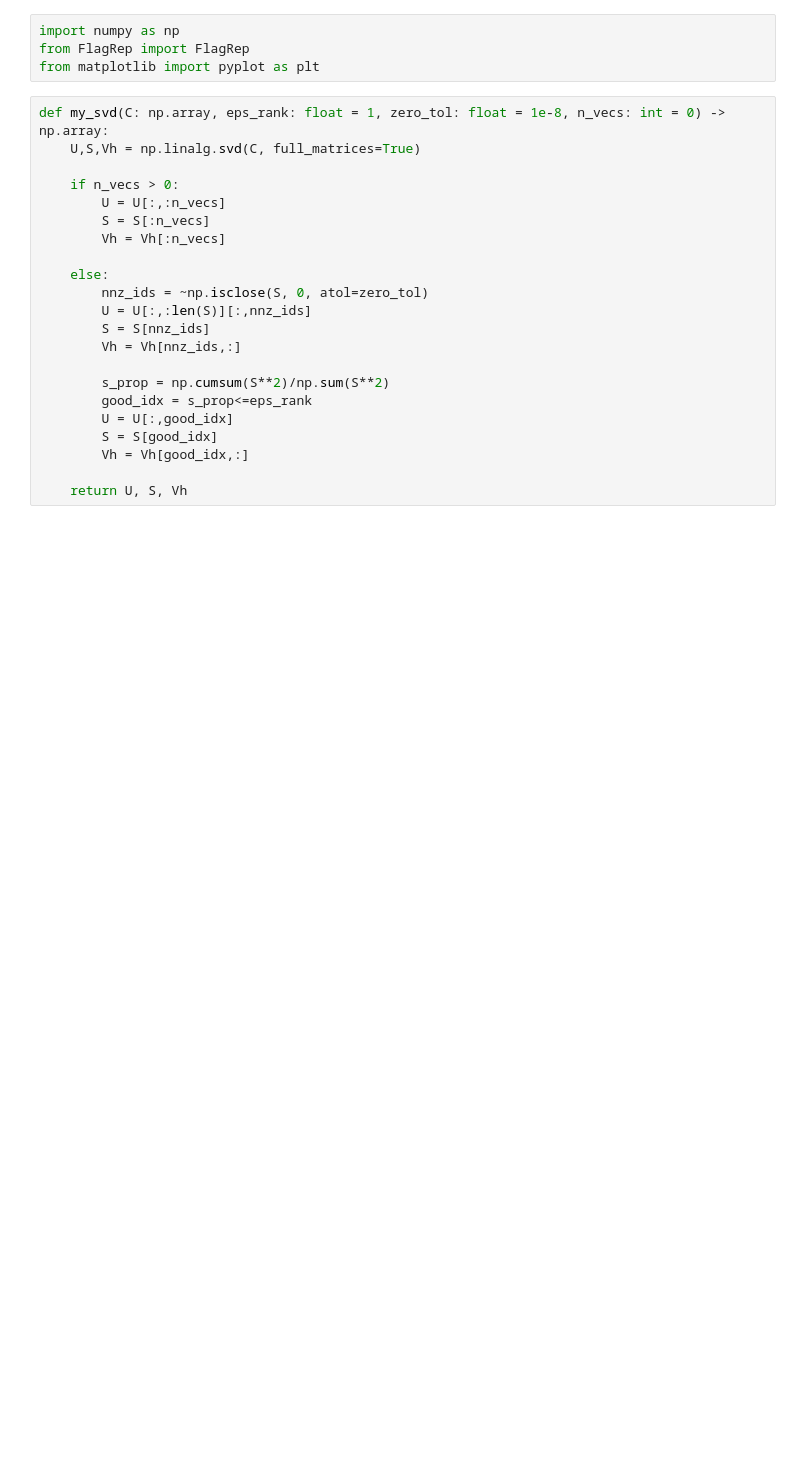
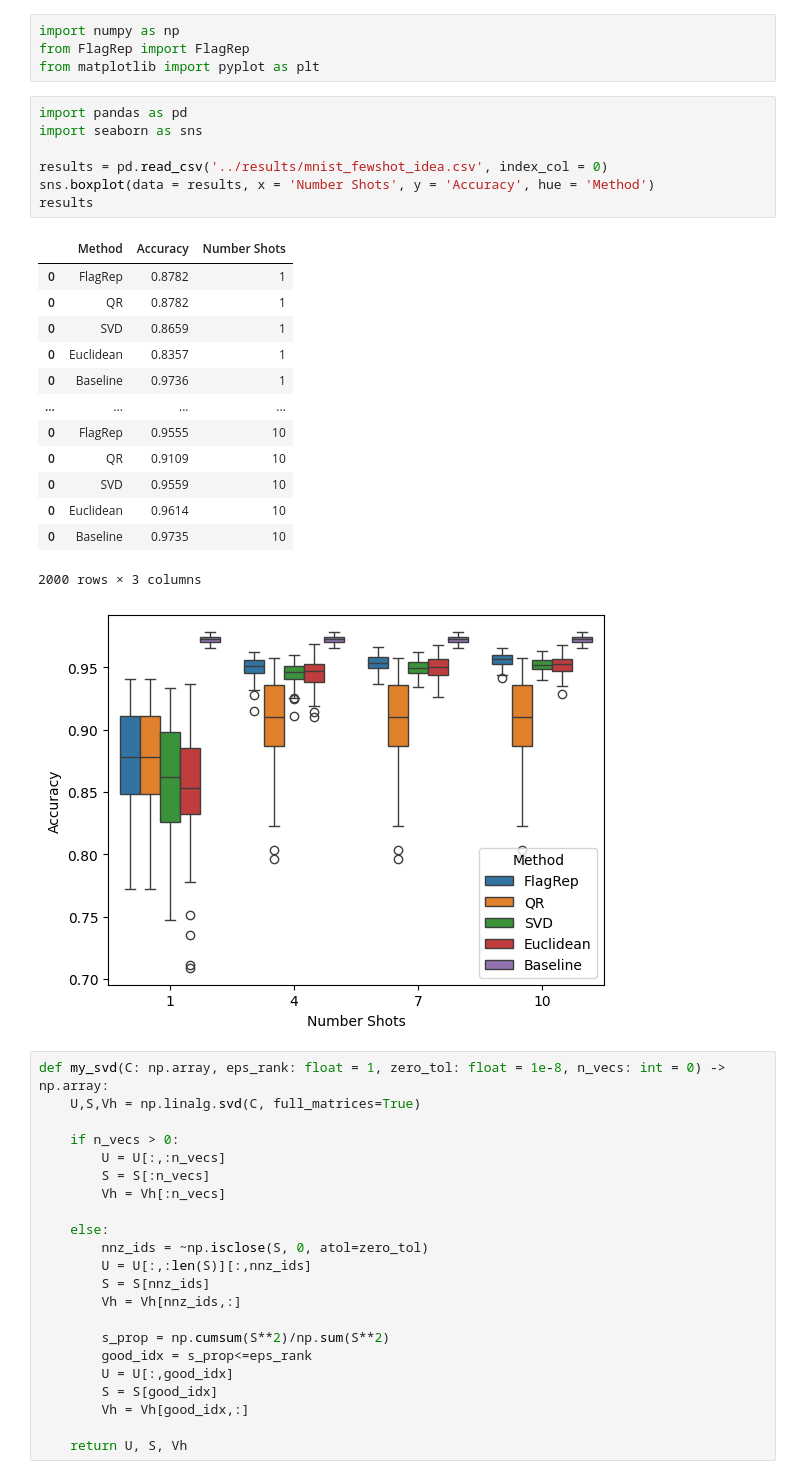
Before and after one commit to tolgabirdal/FlagManifoldsV3, a Jupyter notebook: python/scratch.ipynb, the cells around one changed output. Drawn from its saved outputs; the diff is of its cells as text; blank space fills up the shorter version.

```diff
--- a/python/scratch.ipynb
+++ b/python/scratch.ipynb
@@ -2,6 +2,28 @@
 import numpy as np
 from FlagRep import FlagRep
 from matplotlib import pyplot as plt
+# %%
+import pandas as pd
+import seaborn as sns
+
+results = pd.read_csv('../results/mnist_fewshot_idea.csv', index_col = 0)
+sns.boxplot(data = results, x = 'Number Shots', y = 'Accuracy', hue = 'Method')
+results
+# %% [output]
+|  | Method | Accuracy | Number Shots |
+| 0 | FlagRep | 0.8782 | 1 |
+| 0 | QR | 0.8782 | 1 |
+| 0 | SVD | 0.8659 | 1 |
+| 0 | Euclidean | 0.8357 | 1 |
+| 0 | Baseline | 0.9736 | 1 |
+| ... | ... | ... | ... |
+| 0 | FlagRep | 0.9555 | 10 |
+| 0 | QR | 0.9109 | 10 |
+| 0 | SVD | 0.9559 | 10 |
+| 0 | Euclidean | 0.9614 | 10 |
+| 0 | Baseline | 0.9735 | 10 |
+2000 rows × 3 columns
+[figure, added]
 # %%
 def my_svd(C: np.array, eps_rank: float = 1, zero_tol: float = 1e-8, n_vecs: int = 0) -> np.array:
     U,S,Vh = np.linalg.svd(C, full_matrices=True)
```
Also changed, not shown: 4 other files.
